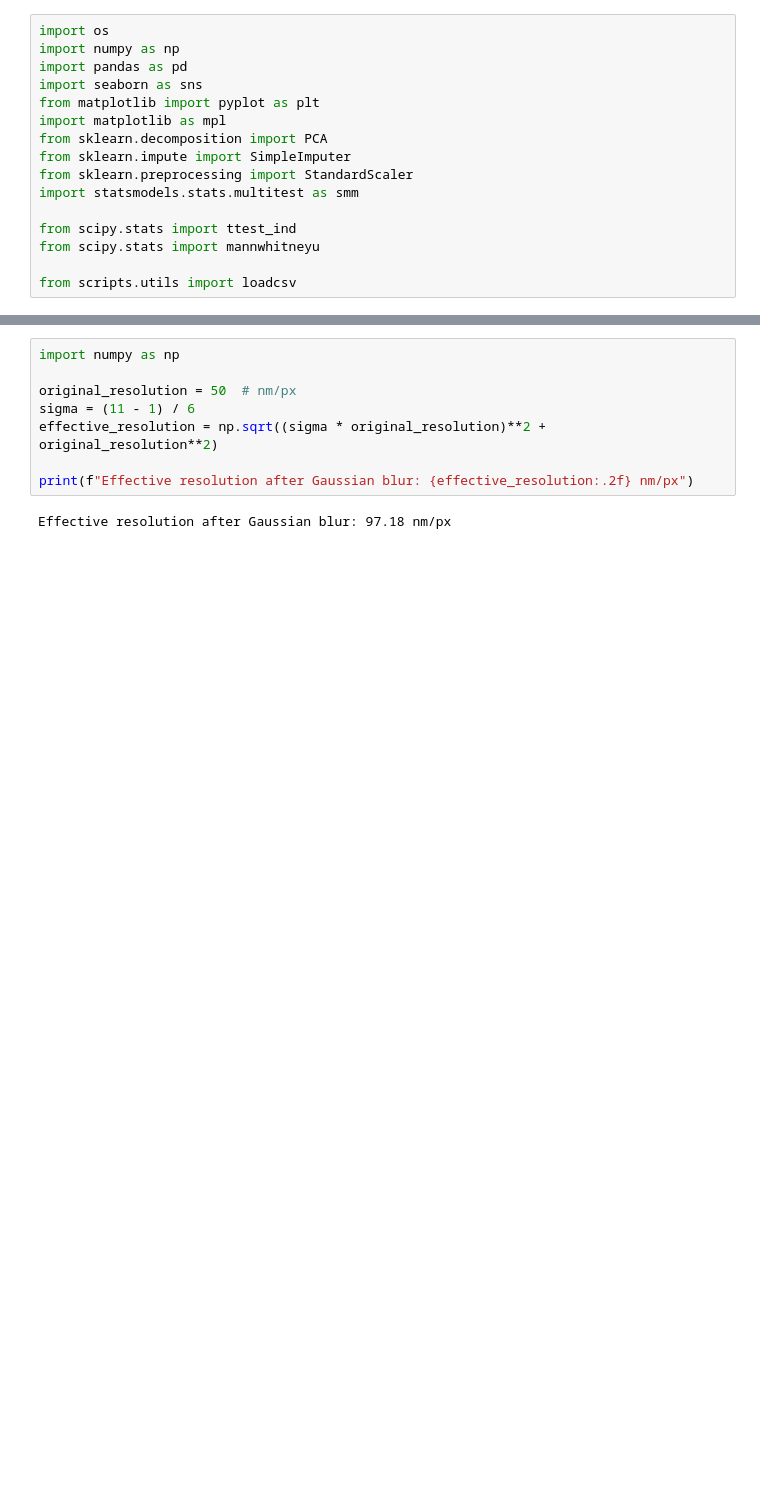
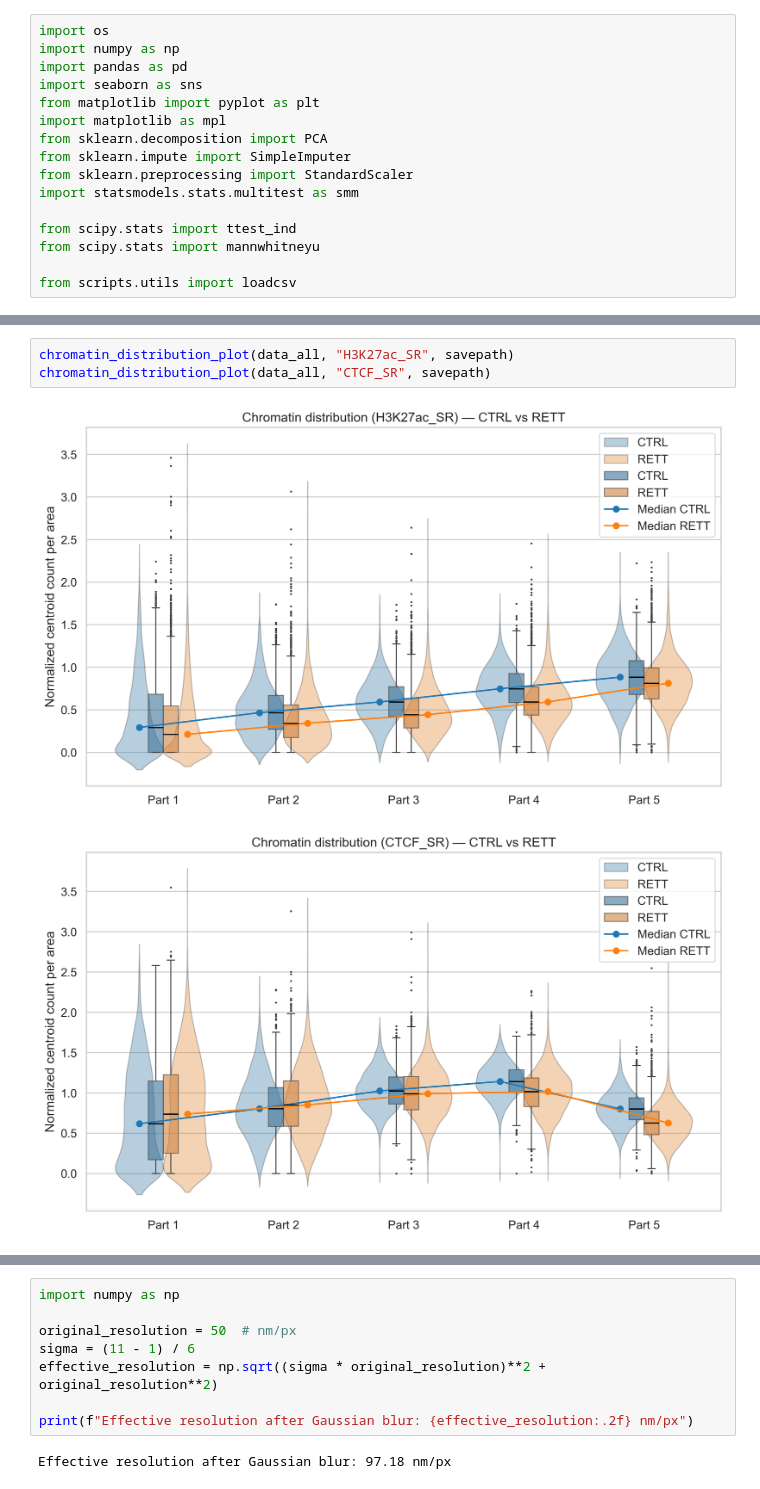
Before and after one commit to dddogwang/Rettsyndrome, a Jupyter notebook: Biomarker/chromatin_features_visualization.ipynb, the cells around one changed output, grey strips where cells are left out. Saved outputs shown, nothing was run; the diff lists cells and outputs as text; blank space fills up the shorter version.

```diff
--- a/Biomarker/chromatin_features_visualization.ipynb
+++ b/Biomarker/chromatin_features_visualization.ipynb
@@ -157,0 +268,6 @@ for feature in ['chromatin_num']:
+# %%
+chromatin_distribution_plot(data_all, "H3K27ac_SR", savepath)
+chromatin_distribution_plot(data_all, "CTCF_SR", savepath)
+# %% [output]
+[figure, added]
+[figure, added]
```
Also changed, not shown: parts of 16 cells of this notebook, 4 other files.
